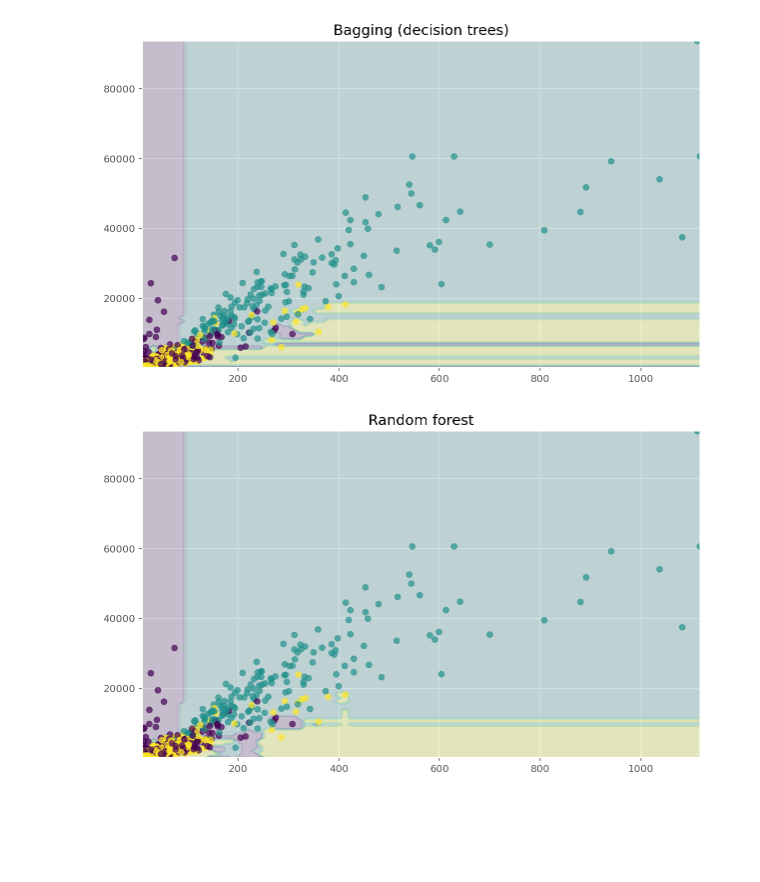
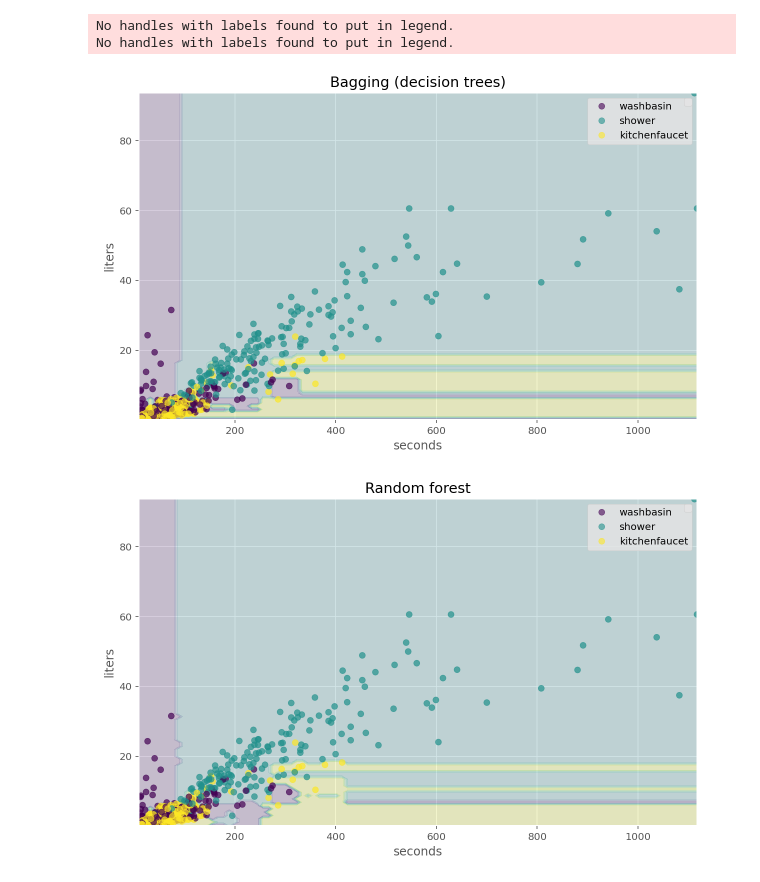
Before and after one commit to 25sal/2021_water_chapter, a Jupyter notebook: rf_classifier_3.ipynb, the cells around one changed output. Drawn from its saved outputs; the diff is of its cells as text; code cells hidden in the pictures; blank space fills up the shorter version.

```diff
--- a/rf_classifier_3.ipynb
+++ b/rf_classifier_3.ipynb
@@ -25,10 +25,10 @@ import sklearn
 # %%
 # Load data
 df = pd.read_csv("./data/dataset_parameters.csv", delimiter=" ")
-
+fixtures = ["washbasin", "shower", "kitchenfaucet"]
 # Choose the numeric features
 df = df[["duration","liters","fixture", "num_fixture"]]
-df = df[(df["fixture"]=="washbasin") | (df["fixture"]=="shower") | (df["fixture"]=="kitchenfaucet")]
+df = df[(df["fixture"]==fixtures[0]) | (df["fixture"]==fixtures[1]) | (df["fixture"]==fixtures[2])]
 df.head()
 df = sklearn.utils.shuffle(df)
 X = np.asarray(df[["duration","liters"]],dtype=float)
@@ -36,5 +36,7 @@ max_dur = max(X[:,0])
 max_lit = max(X[:,1])
 # X[:,0] = X[:,0] /max_dur
 # X[:,1] = X[:,1]/max_lit
-# print(X)
+X[:,0] = X[:,0]
+X[:,1] = X[:,1]/1000
+print(max_lit)
 Y = df["num_fixture"]-2
@@ -51,8 +55,18 @@ y_range = np.linspace(X[:,1].min(), X[:,1].max(), 100)
 xx1, xx2 = np.meshgrid(x_range, y_range)
 y_hat = dtree.predict(np.c_[xx1.ravel(), xx2.ravel()])
 y_hat = y_hat.reshape(xx1.shape)
+fig, ax = plt.subplots()
 plt.contourf(xx1, xx2, y_hat, alpha=0.2)
-plt.scatter(X[:,0], X[:,1], c=Y, cmap='viridis', alpha=.7)
+scatter = ax.scatter(X[:,0], X[:,1], c=Y, cmap='viridis', alpha=.7)
+
+# produce a legend with a cross section of sizes from the scatter
+handles, labels = scatter.legend_elements(prop="colors", alpha=0.6)
+legend2 = ax.legend(handles, fixtures, loc="upper right")
+ax.add_artist(legend2)
 plt.title("Decision tree")
+ax.legend()
+ax.set_xlabel("seconds")
+ax.set_ylabel("liters")
+# plt.ylim(0,24)
 plt.show()
 # %% [output]
@@ -60,30 +75,48 @@ plt.show()
 # %%
 b_dtree = BaggingClassifier(DecisionTreeClassifier(),
                             n_estimators=300, random_state=42)
 b_dtree.fit(X_train_circles, y_train_circles)
 
 x_range = np.linspace(X[:,0].min(), X[:,0].max(), 100)
 y_range = np.linspace(X[:,1].min(), X[:,1].max(), 100)
 xx1, xx2 = np.meshgrid(x_range, y_range)
 y_hat = b_dtree.predict(np.c_[xx1.ravel(), xx2.ravel()])
 y_hat = y_hat.reshape(xx1.shape)
+fig, ax = plt.subplots()
 plt.contourf(xx1, xx2, y_hat, alpha=0.2)
 plt.scatter(X[:,0], X[:,1], c=Y, cmap='viridis', alpha=.7)
+# produce a legend with a cross section of sizes from the scatter
+handles, labels = scatter.legend_elements(prop="colors", alpha=0.6)
+legend2 = ax.legend(handles, fixtures, loc="upper right")
+ax.add_artist(legend2)
 plt.title("Bagging (decision trees)")
+ax.set_xlabel("seconds")
+ax.set_ylabel("liters")
+ax.legend()
 plt.show()
 
 rf = RandomForestClassifier(n_estimators=300, random_state=42)
 rf.fit(X_train_circles, y_train_circles)
 
 x_range = np.linspace(X[:,0].min(), X[:,0].max(), 100)
 y_range = np.linspace(X[:,1].min(), X[:,1].max(), 100)
 xx1, xx2 = np.meshgrid(x_range, y_range)
 y_hat = rf.predict(np.c_[xx1.ravel(), xx2.ravel()])
 y_hat = y_hat.reshape(xx1.shape)
+fig, ax = plt.subplots()
 plt.contourf(xx1, xx2, y_hat, alpha=0.2)
 plt.scatter(X[:,0], X[:,1], c=Y, cmap='viridis', alpha=.7)
+# produce a legend with a cross section of sizes from the scatter
+handles, labels = scatter.legend_elements(prop="colors", alpha=0.6)
+legend2 = ax.legend(handles, fixtures, loc="upper right")
+ax.add_artist(legend2)
 plt.title("Random forest")
+ax.set_xlabel("seconds")
+ax.set_ylabel("liters")
+ax.legend()
 plt.show()
 # %% [output]
+No handles with labels found to put in legend.
+No handles with labels found to put in legend.
-[figure, old version]
+[figure, new version]
-[figure, old version]
+[figure, new version]
```
Also changed, not shown: parts of 2 cells of this notebook, 2 other files.
